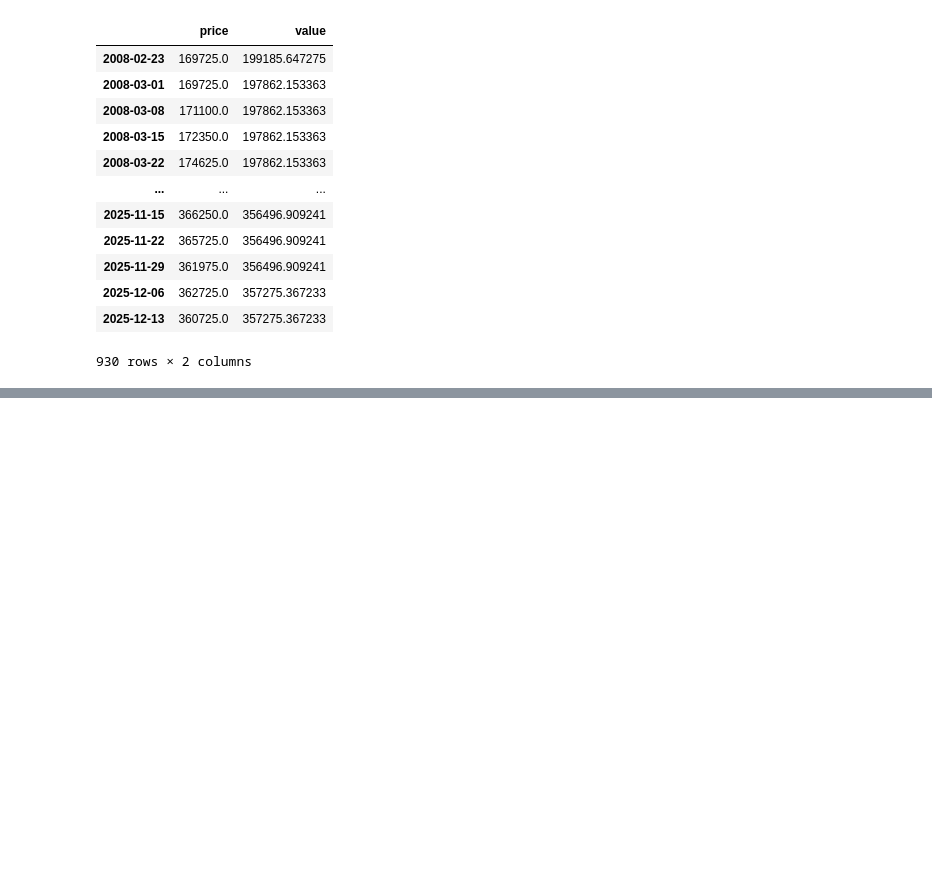
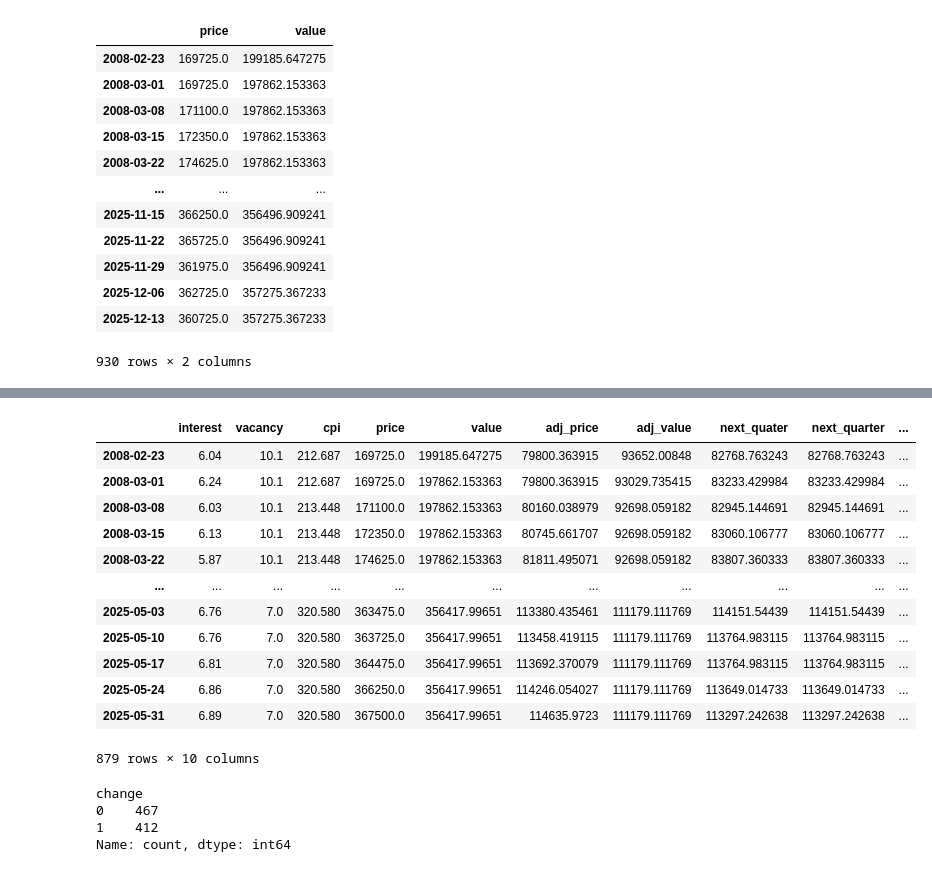
Before and after one commit to Zemoik/House-Price-Predictor, a Jupyter notebook: priceslive.ipynb, the cells around one changed output, grey strips where cells are left out. Drawn from its saved outputs; the diff is of its cells as text; code cells hidden in the pictures; blank space fills up the shorter version.

```diff
--- a/priceslive.ipynb
+++ b/priceslive.ipynb
@@ -233,0 +322,4 @@ price_data
+# %%
+price_data["adj_value"] = price_data["value"] / price_data["cpi"] * 100
+# %%
+price_data["next_quarter"] = price_data["adj_price"].shift(-13)
@@ -233,0 +342,2 @@ price_data
+# %%
+price_data.dropna(inplace=True)
@@ -233,0 +360,25 @@ price_data
+# %%
+price_data["change"] = (price_data["next_quarter"] > price_data["adj_price"]).astype(int)
+# %%
+price_data
+# %% [output]
+|  | interest | vacancy | cpi | price | value | adj_price | adj_value | next_quater | next_quarter | ... |
+| 2008-02-23 | 6.04 | 10.1 | 212.687 | 169725.0 | 199185.647275 | 79800.363915 | 93652.00848 | 82768.763243 | 82768.763243 | ... |
+| 2008-03-01 | 6.24 | 10.1 | 212.687 | 169725.0 | 197862.153363 | 79800.363915 | 93029.735415 | 83233.429984 | 83233.429984 | ... |
+| 2008-03-08 | 6.03 | 10.1 | 213.448 | 171100.0 | 197862.153363 | 80160.038979 | 92698.059182 | 82945.144691 | 82945.144691 | ... |
+| 2008-03-15 | 6.13 | 10.1 | 213.448 | 172350.0 | 197862.153363 | 80745.661707 | 92698.059182 | 83060.106777 | 83060.106777 | ... |
+| 2008-03-22 | 5.87 | 10.1 | 213.448 | 174625.0 | 197862.153363 | 81811.495071 | 92698.059182 | 83807.360333 | 83807.360333 | ... |
+| ... | ... | ... | ... | ... | ... | ... | ... | ... | ... | ... |
+| 2025-05-03 | 6.76 | 7.0 | 320.580 | 363475.0 | 356417.99651 | 113380.435461 | 111179.111769 | 114151.54439 | 114151.54439 | ... |
+| 2025-05-10 | 6.76 | 7.0 | 320.580 | 363725.0 | 356417.99651 | 113458.419115 | 111179.111769 | 113764.983115 | 113764.983115 | ... |
+| 2025-05-17 | 6.81 | 7.0 | 320.580 | 364475.0 | 356417.99651 | 113692.370079 | 111179.111769 | 113764.983115 | 113764.983115 | ... |
+| 2025-05-24 | 6.86 | 7.0 | 320.580 | 366250.0 | 356417.99651 | 114246.054027 | 111179.111769 | 113649.014733 | 113649.014733 | ... |
+| 2025-05-31 | 6.89 | 7.0 | 320.580 | 367500.0 | 356417.99651 | 114635.9723 | 111179.111769 | 113297.242638 | 113297.242638 | ... |
+879 rows × 10 columns
+# %%
+price_data["change"].value_counts()
+# %% [output]
+change
+0    467
+1    412
+Name: count, dtype: int64
```
Also changed, not shown: parts of 16 cells of this notebook.
